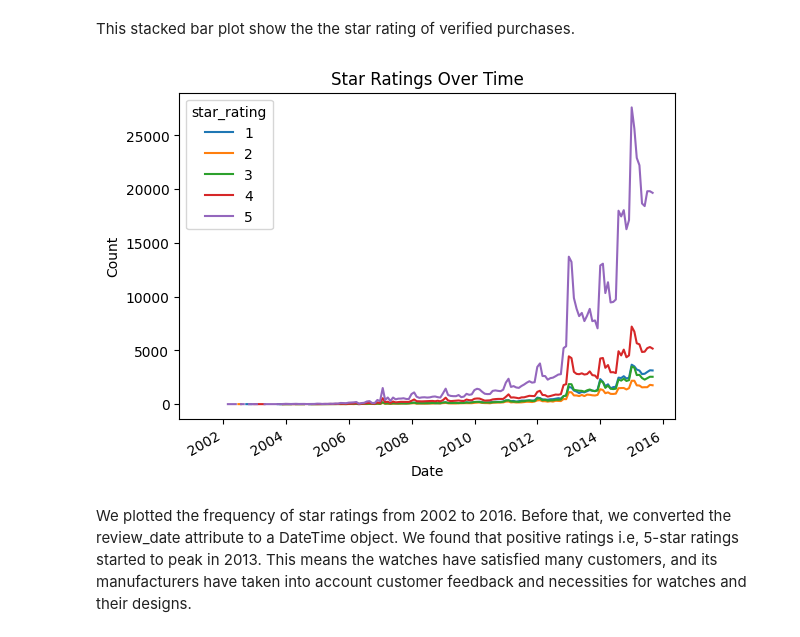
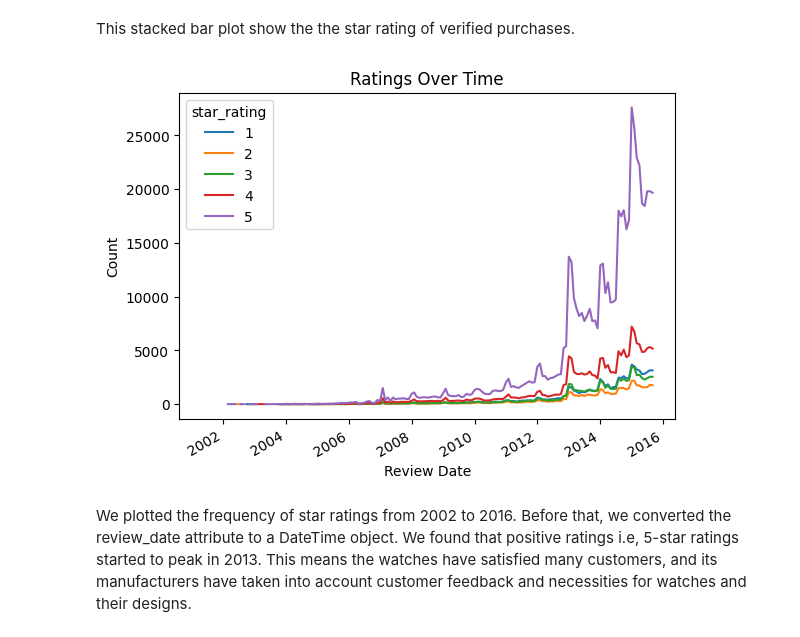
Before and after one commit to sunil-thapa99/assignment-1-2304, a Jupyter notebook: main.ipynb, the cells around one changed output. Saved outputs shown, nothing was run; the diff lists cells and outputs as text; code cells hidden in the pictures.

```diff
--- a/main.ipynb
+++ b/main.ipynb
@@ -148,17 +145,12 @@ plt.show()
 # %% [markdown]
 We have plotted the frequency of the number of verified purchases. We found out that there are some unverified purchases in the data.
 # %%
-# Calculate the length of each review
-df['review_length'] = df['review_body'].apply(len)
+# Visualize the length of reviews
+df['length_review'] = df['review_body'].apply(len)
 
-# Create a histogram of review lengths
-plt.hist(df['review_length'], bins=50)
-
-# Add labels and title
-plt.xlabel('Review length')
+plt.hist(df['length_review'], bins=45)
+plt.title('Histogram of Length of Reviews')
+plt.xlabel('Length of Reviews')
 plt.ylabel('Count')
-plt.title('Review Length Distribution')
-
-# Show the chart
 plt.show()
 # %% [output]
@@ -184,24 +166,18 @@ plt.show()
 # %% [markdown]
 This stacked bar plot show the the star rating of verified purchases.
 # %%
-# Convert the review_date column to a datetime object
+# Visualize Line chart of ratings over time
 df['review_date'] = pd.to_datetime(df['review_date'], format='%Y-%m-%d')
 
-# Group the data by review date and star rating
-grouped = df.groupby([pd.Grouper(key='review_date', freq='M'), 'star_rating']).size().unstack()
-
-# Create a line chart of star ratings over time
-grouped.plot()
-
-# Add labels and title
-plt.xlabel('Date')
+# Group review_data by month end frequency over rating
+date_grouped = df.groupby([pd.Grouper(key='review_date', freq='M'), 'star_rating']).size().unstack()
+date_grouped.plot()
+plt.xlabel('Review Date')
 plt.ylabel('Count')
-plt.title('Star Ratings Over Time')
-
-# Show the chart
+plt.title('Ratings Over Time')
 plt.show()
 # %% [output]
-[figure, old version]
+[figure, new version]
 # %% [markdown]
 We plotted the frequency of star ratings from 2002 to 2016. Before that, we converted the review_date attribute to a DateTime object. We found that positive ratings i.e, 5-star ratings started to peak in 2013. This means the watches have satisfied many customers, and its manufacturers have taken into account customer feedback and necessities for watches and their designs.
 # %%
```
Also changed, not shown: parts of 9 cells of this notebook.
